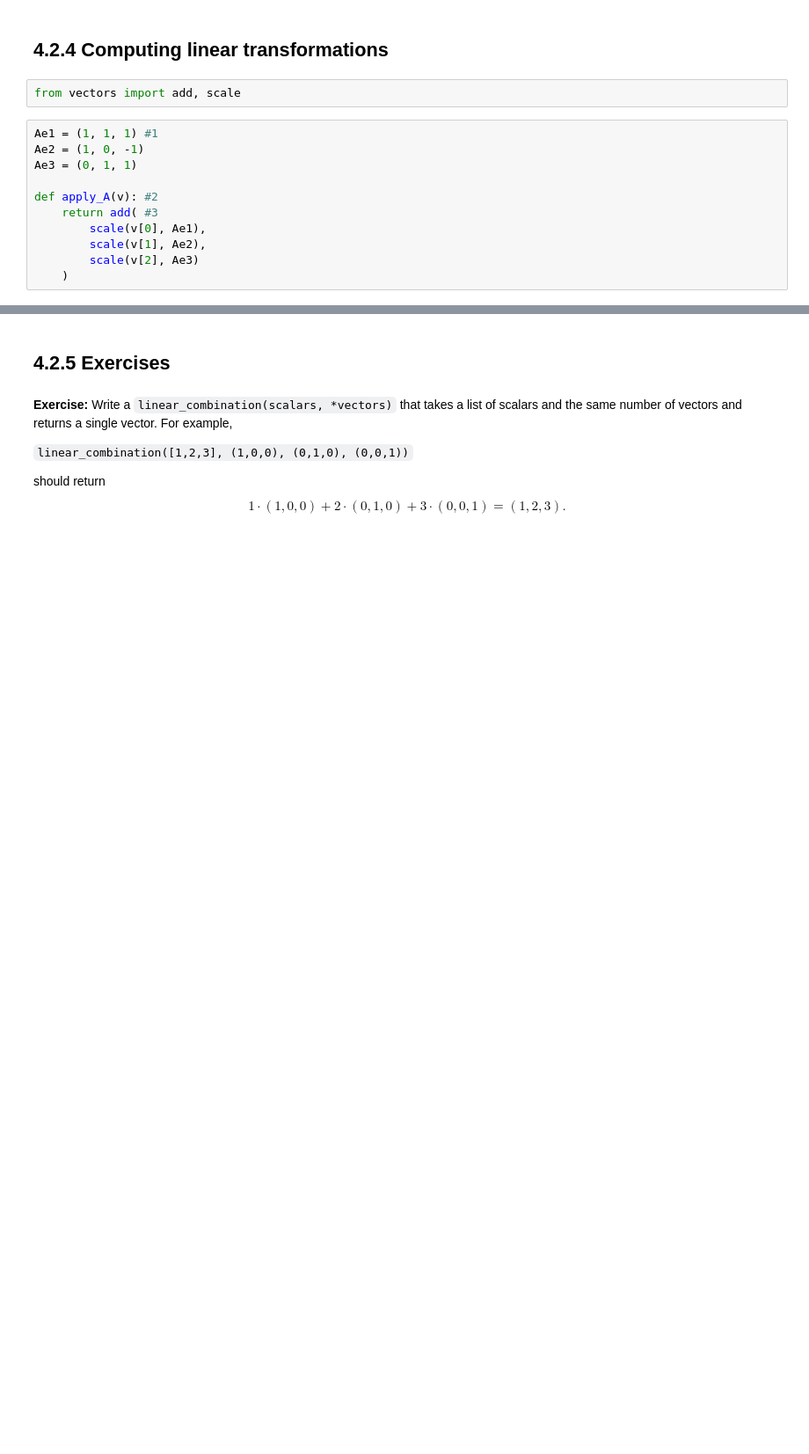
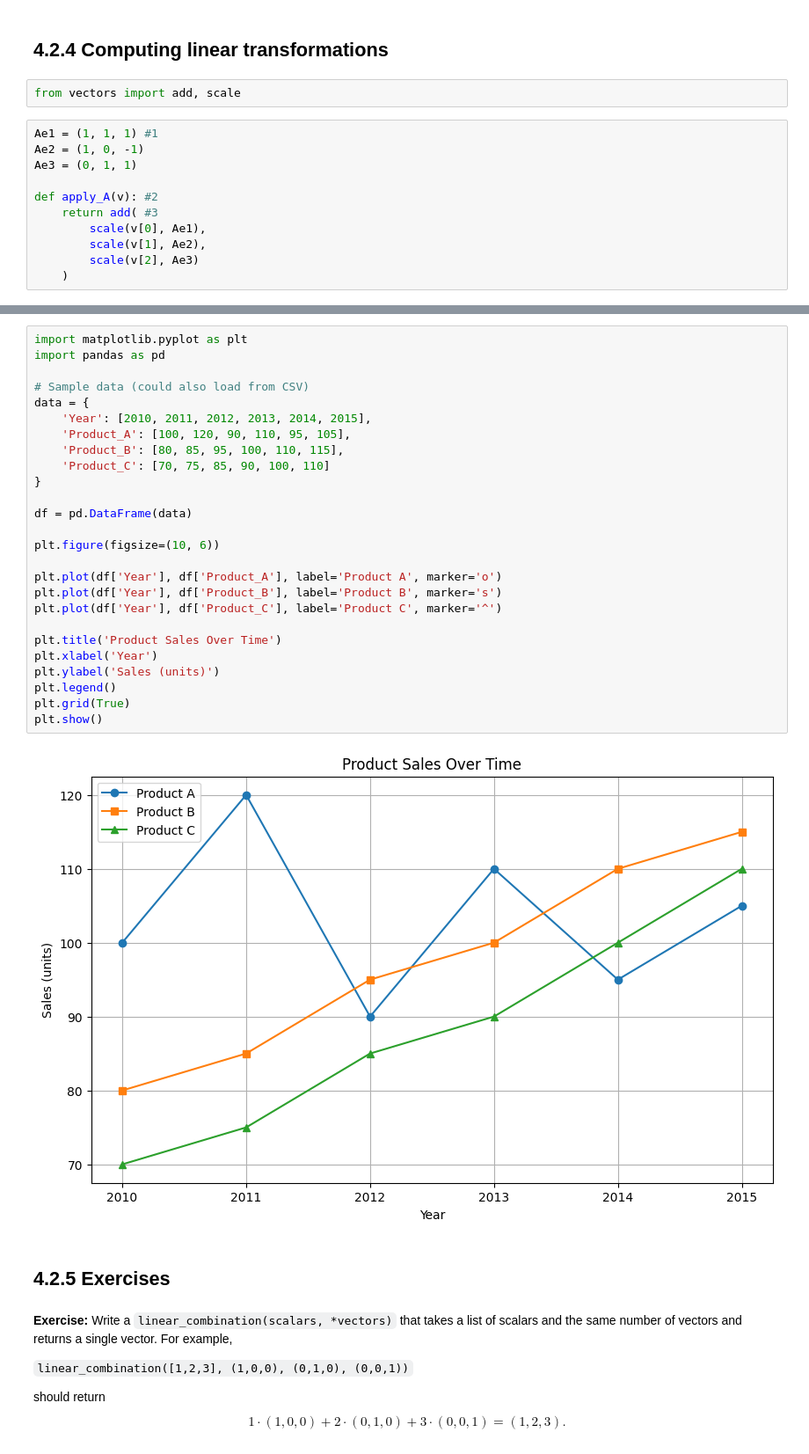
Before and after one commit to kyanite/Math-for-Programmers, a Jupyter notebook: Chapter 04/Chapter 4 Walkthrough.ipynb, the cells around one changed output, grey strips where cells are left out. Shown: that part at 88% size. Cells and saved outputs as stored; diff of their text form; blank space fills up the shorter version.

```diff
--- a/Chapter 04/Chapter 4 Walkthrough.ipynb
+++ b/Chapter 04/Chapter 4 Walkthrough.ipynb
@@ -203,3 +203,31 @@ Hello from the pygame community. https://www.pygame.org/contribute.html
+# %%
+import matplotlib.pyplot as plt
+import pandas as pd
+
+# Sample data (could also load from CSV)
+data = {
+    'Year': [2010, 2011, 2012, 2013, 2014, 2015],
+    'Product_A': [100, 120, 90, 110, 95, 105],
+    'Product_B': [80, 85, 95, 100, 110, 115],
+    'Product_C': [70, 75, 85, 90, 100, 110]
+}
+
+df = pd.DataFrame(data)
+
+plt.figure(figsize=(10, 6))
+
+plt.plot(df['Year'], df['Product_A'], label='Product A', marker='o')
+plt.plot(df['Year'], df['Product_B'], label='Product B', marker='s')
+plt.plot(df['Year'], df['Product_C'], label='Product C', marker='^')
+
+plt.title('Product Sales Over Time')
+plt.xlabel('Year')
+plt.ylabel('Sales (units)')
+plt.legend()
+plt.grid(True)
+plt.show()
+# %% [output]
+[figure, added]
 # %% [markdown]
 ## 4.2.5 Exercises
 # %% [markdown]
```
Also changed, not shown: parts of 2 cells of this notebook, 5 other files.
